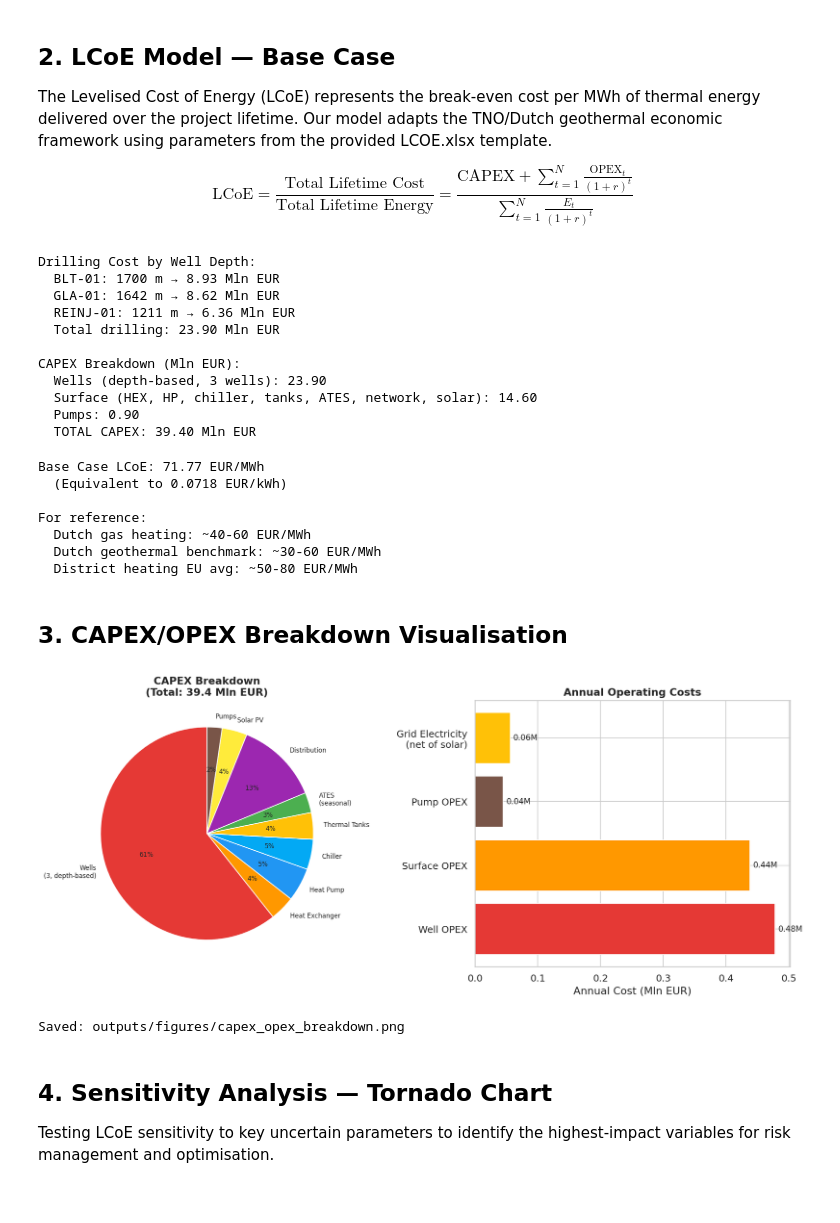
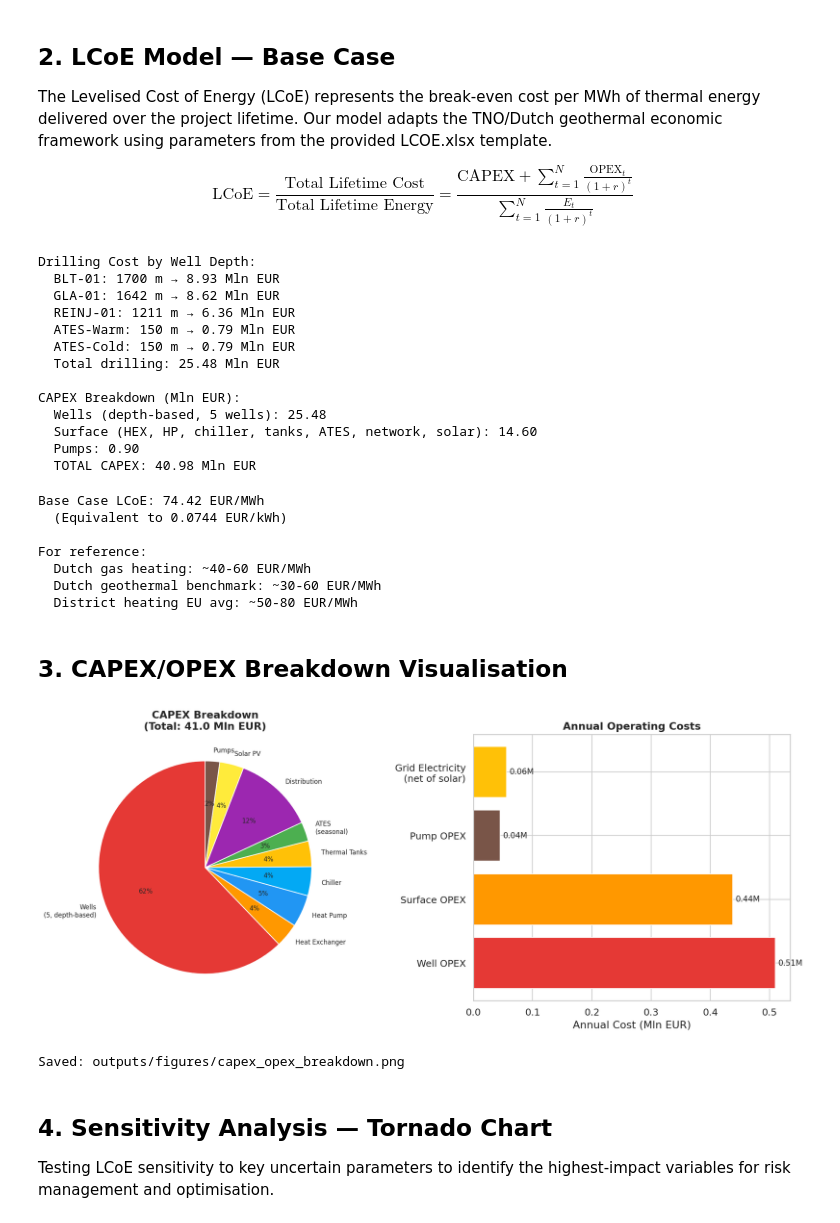
Before and after one commit to FavourOgboi/africa-geothermal-datathon-2026, a Jupyter notebook: notebooks/03_economic_and_ai_workflow.ipynb, the cells around one changed output. Cells and saved outputs as stored; diff of their text form; code cells hidden in the pictures.

```diff
--- a/notebooks/03_economic_and_ai_workflow.ipynb
+++ b/notebooks/03_economic_and_ai_workflow.ipynb
@@ -53,6 +53,8 @@ wells_depth = {
     'BLT-01':   1700,   # production (official well)
     'GLA-01':   1642,   # production (ThermoGIS corridor)
     'REINJ-01': 1211,   # reinjection (high-transmissivity corridor)
+    'ATES-Warm':  150,   # ATES warm well (seasonal storage, 150 m)
+    'ATES-Cold':  150,   # ATES cold well (seasonal storage, 150 m)
 }
 
 well_costs = {w: d * DRILL_COST_PER_M * WELL_COST_FACTOR for w, d in wells_depth.items()}
@@ -70,7 +72,7 @@ CHILLER_COST = 1.8          # Mln EUR (dedicated chiller)
 # Thermal storage tanks: heat 575 m³ (20 MWth/4h), cold 1225 m³ (10 MWth/4h)
 HEAT_TANK_COST = 0.6        # Mln EUR (575 m³)
 COLD_TANK_COST = 1.0        # Mln EUR (1225 m³)
-ATES_COST = 1.2             # Mln EUR (seasonal storage wells, 150-200m)
+ATES_COST = 1.2             # Mln EUR (seasonal storage surface infrastructure; well drilling costed separately)
 DISTRIBUTION_NETWORK = 5.0  # Mln EUR
 # Solar PV for 1.5 MW electricity (heat pump + chiller)
 SOLAR_PV_COST = 1.5         # Mln EUR (1.5 MW @ ~1 EUR/W)
@@ -99,7 +101,7 @@ annual_cooling_MWh = 16000
 annual_total_MWh = annual_heating_MWh + annual_cooling_MWh
 
 print(f"\nCAPEX Breakdown (Mln EUR):")
-print(f"  Wells (depth-based, 3 wells): {well_capex:.2f}")
+print(f"  Wells (depth-based, 5 wells): {well_capex:.2f}")
 print(f"  Surface (HEX, HP, chiller, tanks, ATES, network, solar): {surface_capex:.2f}")
 print(f"  Pumps: {pump_capex:.2f}")
 print(f"  TOTAL CAPEX: {total_capex:.2f} Mln EUR")
@@ -108,13 +110,15 @@ Drilling Cost by Well Depth:
   BLT-01: 1700 m → 8.93 Mln EUR
   GLA-01: 1642 m → 8.62 Mln EUR
   REINJ-01: 1211 m → 6.36 Mln EUR
-  Total drilling: 23.90 Mln EUR
+  ATES-Warm: 150 m → 0.79 Mln EUR
+  ATES-Cold: 150 m → 0.79 Mln EUR
+  Total drilling: 25.48 Mln EUR
 
 CAPEX Breakdown (Mln EUR):
-  Wells (depth-based, 3 wells): 23.90
+  Wells (depth-based, 5 wells): 25.48
   Surface (HEX, HP, chiller, tanks, ATES, network, solar): 14.60
   Pumps: 0.90
-  TOTAL CAPEX: 39.40 Mln EUR
+  TOTAL CAPEX: 40.98 Mln EUR
 # %%
 # LCoE calculation
 def calculate_lcoe(capex_mln, annual_opex_mln, annual_energy_mwh, lifetime, discount_rate,
@@ -165,8 +169,8 @@ print(f"  Dutch gas heating: ~40-60 EUR/MWh")
 print(f"  Dutch geothermal benchmark: ~30-60 EUR/MWh")
 print(f"  District heating EU avg: ~50-80 EUR/MWh")
 # %% [output]
-Base Case LCoE: 71.77 EUR/MWh
-  (Equivalent to 0.0718 EUR/kWh)
+Base Case LCoE: 74.42 EUR/MWh
+  (Equivalent to 0.0744 EUR/kWh)
 
 For reference:
   Dutch gas heating: ~40-60 EUR/MWh
@@ -178,39 +182,39 @@ For reference:
 # CAPEX breakdown pie chart
 fig, (ax1, ax2) = plt.subplots(1, 2, figsize=(14, 6))
 
-capex_items = ['Wells\n(3, depth-based)', 'Heat Exchanger', 'Heat Pump', 'Chiller',
+capex_items = ['Wells\n(5, depth-based)', 'Heat Exchanger', 'Heat Pump', 'Chiller',
                'Thermal Tanks', 'ATES\n(seasonal)', 'Distribution', 'Solar PV', 'Pumps']
 capex_values = [well_capex, HEAT_EXCHANGER_COST, HEAT_PUMP_COST, CHILLER_COST,
                 HEAT_TANK_COST + COLD_TANK_COST, ATES_COST, DISTRIBUTION_NETWORK,
                 SOLAR_PV_COST, pump_capex]
 colors = ['#E53935', '#FF9800', '#2196F3', '#03A9F4', '#FFC107', '#4CAF50',
           '#9C27B0', '#FFEB3B', '#795548']
 
 ax1.pie(capex_values, labels=capex_items, colors=colors,
         autopct='%1.0f%%', startangle=90, textprops={'fontsize': 8})
 ax1.set_title(f'CAPEX Breakdown\n(Total: {total_capex:.1f} Mln EUR)', fontsize=13, fontweight='bold')
 
 # Annual operating costs (solar offsets most electricity)
 annual_elec_MWh = 3500  # heat pump + chiller, mostly solar-powered
 annual_costs = {
     'Well OPEX': well_capex * 0.02,
     'Surface OPEX': surface_capex * 0.03,
     'Pump OPEX': pump_capex * 0.05,
     'Grid Electricity\n(net of solar)': annual_elec_MWh * 0.2 * ELECTRICITY_COST / 1e6,
 }
 ax2.barh(list(annual_costs.keys()), list(annual_costs.values()),
          color=['#E53935','#FF9800','#795548','#FFC107'])
 ax2.set_xlabel('Annual Cost (Mln EUR)')
 ax2.set_title('Annual Operating Costs', fontsize=13, fontweight='bold')
 for i, v in enumerate(annual_costs.values()):
     ax2.text(v + 0.005, i, f'{v:.2f}M', va='center', fontsize=10)
 
 plt.tight_layout()
 plt.savefig(FIGURES_DIR / 'capex_opex_breakdown.png', bbox_inches='tight', dpi=300)
 plt.show()
 print("Saved: outputs/figures/capex_opex_breakdown.png")
 # %% [output]
-[figure, old version]
+[figure, new version]
 Saved: outputs/figures/capex_opex_breakdown.png
 # %% [markdown]
 ## 4. Sensitivity Analysis — Tornado Chart
```
Also changed, not shown: parts of 6 cells of this notebook, 16 other files.
